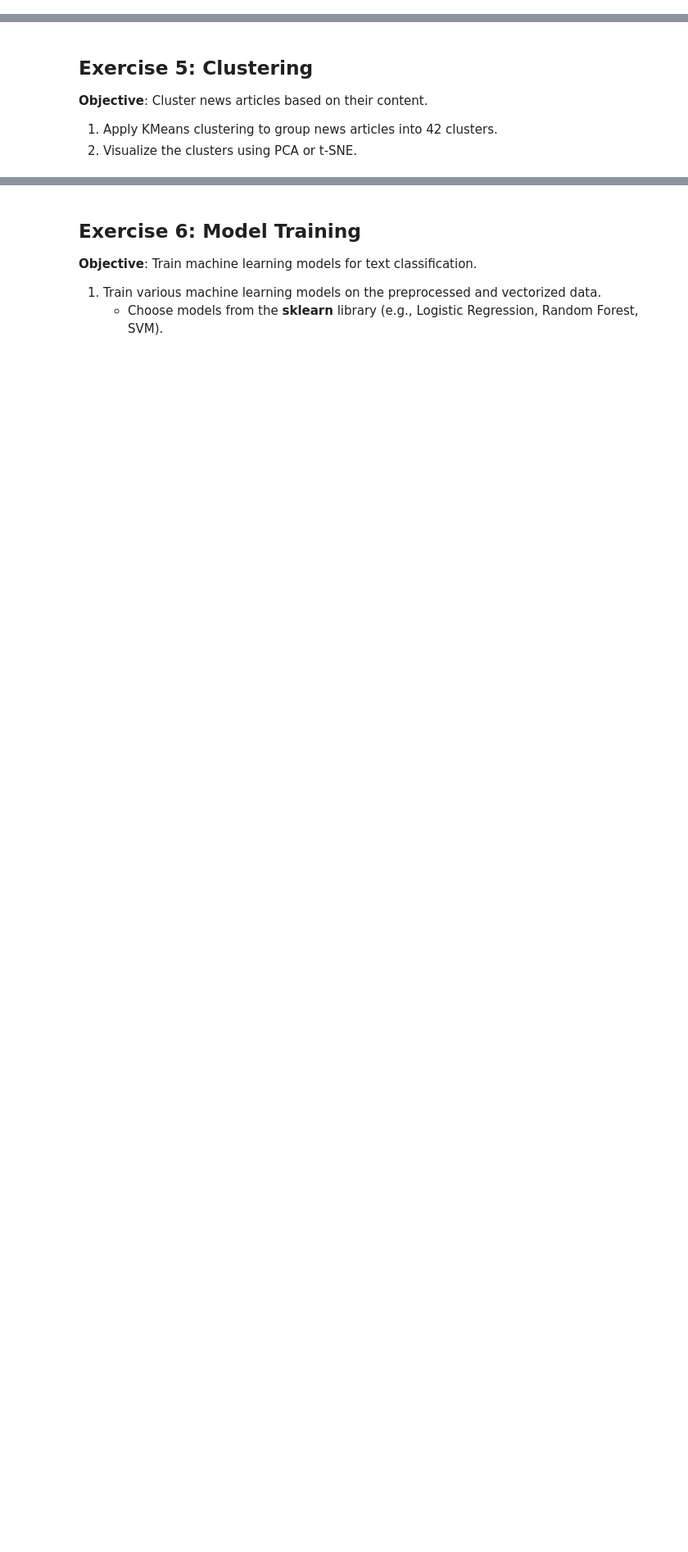
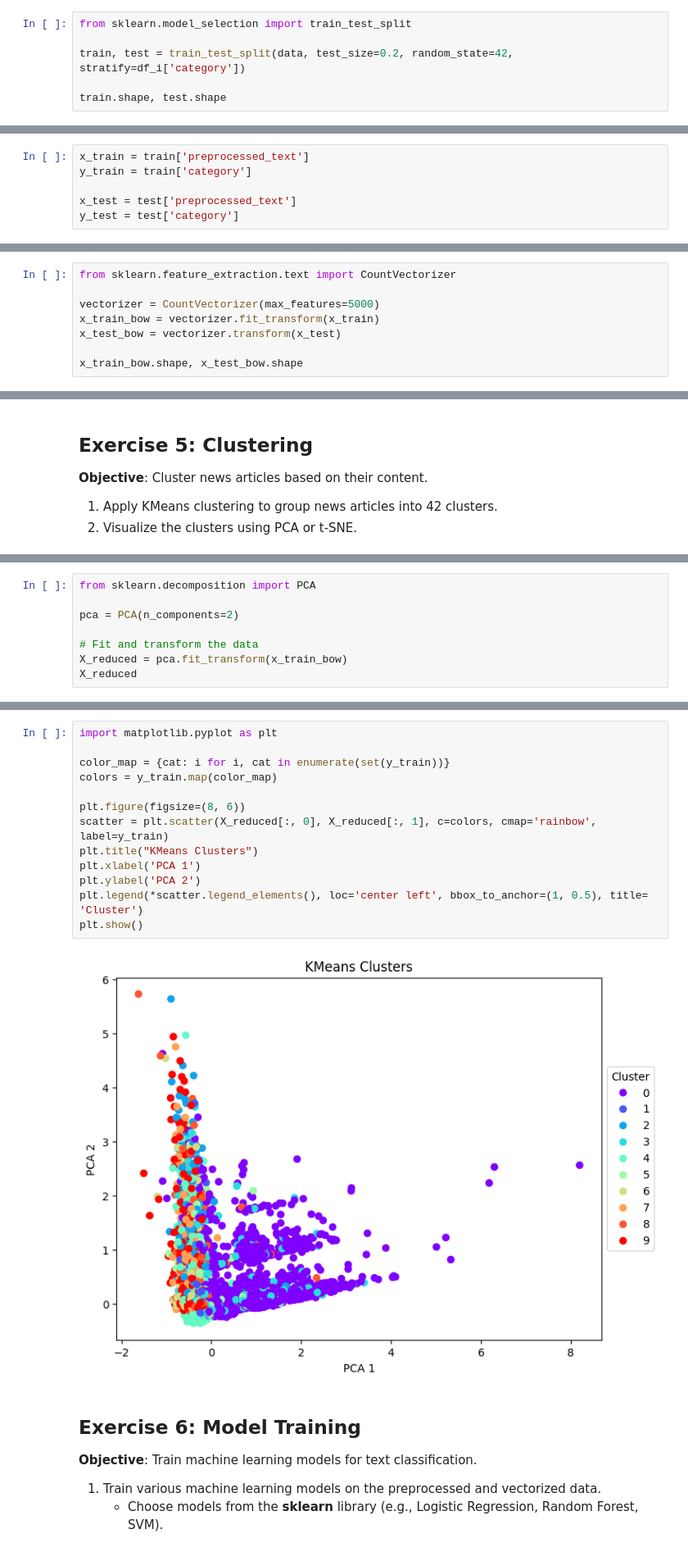
Before and after one commit to LCDA-UCP/tac-hands-on, a Jupyter notebook: exercises/session06-08/text_classification_exercises.ipynb, the cells around one changed output, grey strips where cells are left out. Shown at 82% size. Cells and saved outputs as stored; diff of their text form; blank space fills up the shorter version.

```diff
--- a/exercises/session06-08/text_classification_exercises.ipynb
+++ b/exercises/session06-08/text_classification_exercises.ipynb
@@ -129,3 +235,9 @@ plt.show()
 1. Divide the data into **training** and **testing** sets.
    - Use an appropriate train-test split ratio (e.g., 80-20 or 70-30).
    - Ensure the split is **stratified** to maintain the distribution of categories.
+# %%
+from sklearn.model_selection import train_test_split
+
+train, test = train_test_split(data, test_size=0.2, random_state=42, stratify=df_i['category'])
+
+train.shape, test.shape
@@ -132,3 +246,9 @@ plt.show()
+# %%
+x_train = train['preprocessed_text']
+y_train = train['category']
+
+x_test = test['preprocessed_text']
+y_test = test['category']
 # %% [markdown]
 ## Exercise 4: Feature Extraction
 
@@ -139,3 +259,11 @@ plt.show()
    - **TF-IDF**
    - Optionally, apply N-grams (unigrams, bigrams, etc.) before feature extraction.
 2. Use either the **sklearn** or **nltk** packages for feature extraction.
+# %%
+from sklearn.feature_extraction.text import CountVectorizer
+
+vectorizer = CountVectorizer(max_features=5000)
+x_train_bow = vectorizer.fit_transform(x_train)
+x_test_bow = vectorizer.transform(x_test)
+
+x_train_bow.shape, x_test_bow.shape
@@ -148,0 +307,8 @@ plt.show()
+# %%
+from sklearn.decomposition import PCA
+
+pca = PCA(n_components=2)
+
+# Fit and transform the data
+X_reduced = pca.fit_transform(x_train_bow)
+X_reduced
@@ -149,3 +323,18 @@ plt.show()
+# %%
+import matplotlib.pyplot as plt
+
+color_map = {cat: i for i, cat in enumerate(set(y_train))}
+colors = y_train.map(color_map)
+
+plt.figure(figsize=(8, 6))
+scatter = plt.scatter(X_reduced[:, 0], X_reduced[:, 1], c=colors, cmap='rainbow', label=y_train)
+plt.title("KMeans Clusters")
+plt.xlabel('PCA 1')
+plt.ylabel('PCA 2')
+plt.legend(*scatter.legend_elements(), loc='center left', bbox_to_anchor=(1, 0.5), title= 'Cluster')
+plt.show()
+# %% [output]
+[figure, added]
 # %% [markdown]
 ## Exercise 6: Model Training
 
```
Also changed, not shown: parts of 24 cells of this notebook.
